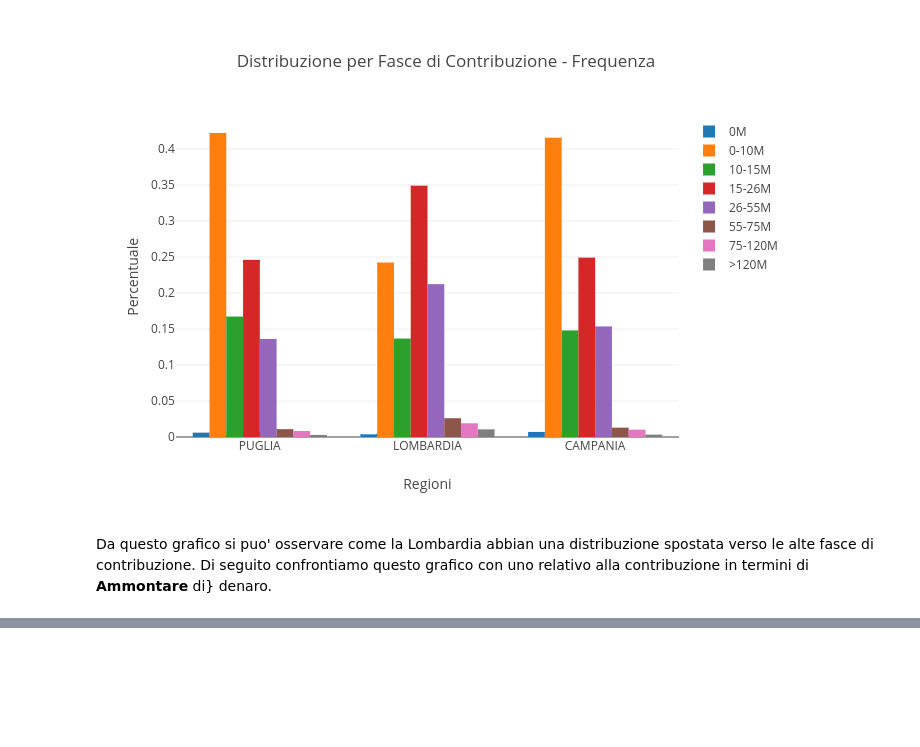
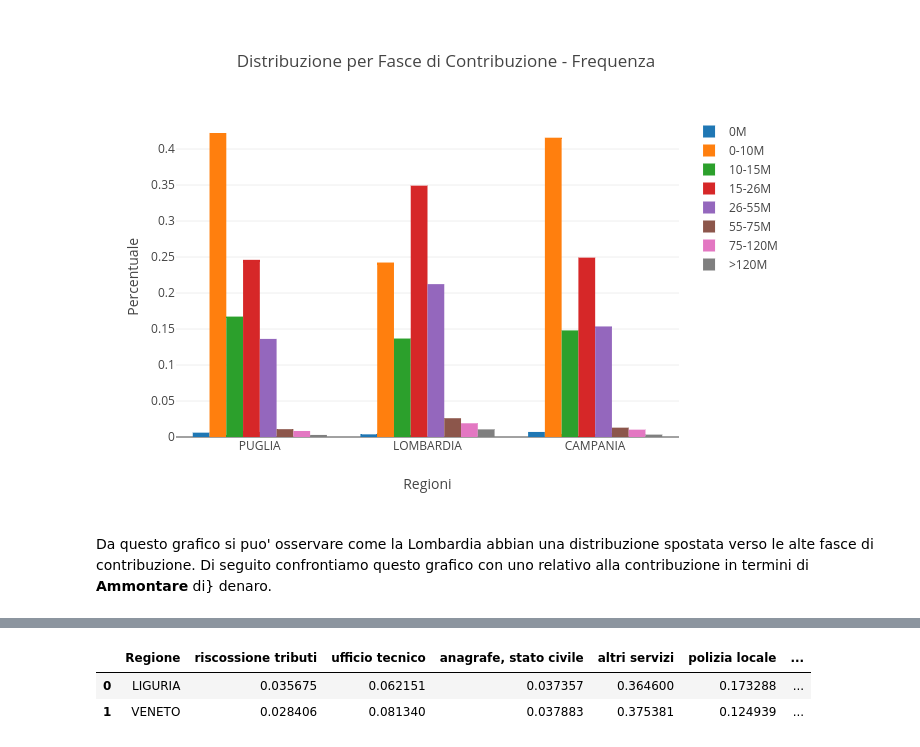
Before and after one commit to teamdigitale/daf-data-science, a Jupyter notebook: opencivitas/analisi riscossione tributi.ipynb, the cells around one changed output, grey strips where cells are left out. Drawn from its saved outputs; the diff is of its cells as text; code cells hidden in the pictures; blank space fills up the shorter version.

```diff
--- a/opencivitas/analisi riscossione tributi.ipynb
+++ b/opencivitas/analisi riscossione tributi.ipynb
@@ -404,0 +418,32 @@ display(x)
+# %%
+df_regione_tot = df.groupby(df.Regione).sum() / 4
+
+regioni_confronto = ['LIGURIA','VENETO']
+voci_di_costo = [v for v in df_regione_tot.columns if v.startswith('SPESA')]
+voci_di_cost_desc = [
+    'riscossione tributi',
+    'ufficio tecnico',
+    'anagrafe, stato civile',
+    'altri servizi',
+    'polizia locale',
+    'istruzione',
+    "viabilita'",
+    "trasporti",
+    "territorio",
+    "ambiente",
+    "sociale",
+    "asili nido",
+]
+# %%
+df_regione_spesa_perc = df_regione_tot[voci_di_costo].div(df_regione_tot['SPESA_CCC_tot'], axis='index')
+# %%
+df_regione_spesa_perc = df_regione_spesa_perc.drop('SPESA_CCC_tot', axis=1)
+df_regione_spesa_perc.columns = voci_di_cost_desc
+# %%
+df_regione_spesa_perc_an = df_regione_spesa_perc.loc[regioni_confronto]
+df_regione_spesa_perc_an = df_regione_spesa_perc_an.reset_index()
+df_regione_spesa_perc_an
+# %% [output]
+|  | Regione | riscossione tributi | ufficio tecnico | anagrafe, stato civile | altri servizi | polizia locale | ... |
+| 0 | LIGURIA | 0.035675 | 0.062151 | 0.037357 | 0.364600 | 0.173288 | ... |
+| 1 | VENETO | 0.028406 | 0.081340 | 0.037883 | 0.375381 | 0.124939 | ... |
```
Also changed, not shown: parts of 11 cells of this notebook, 2 other files.
